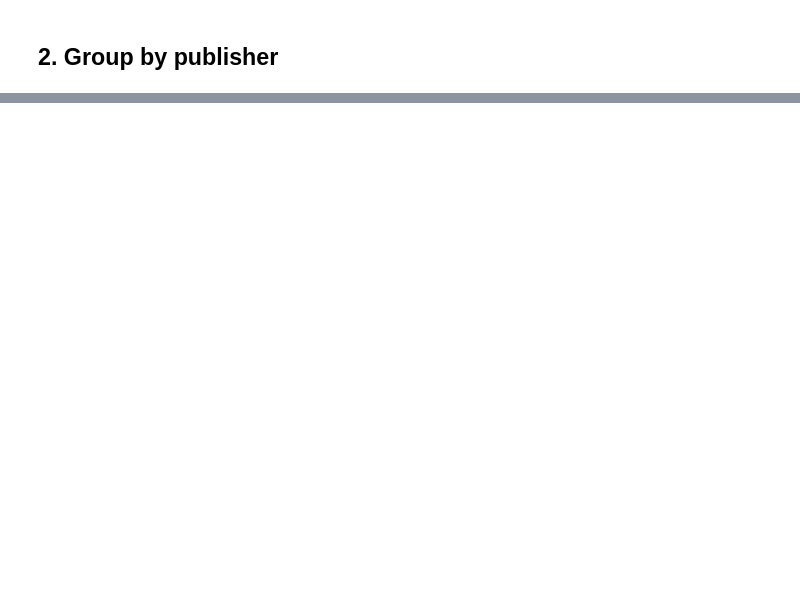
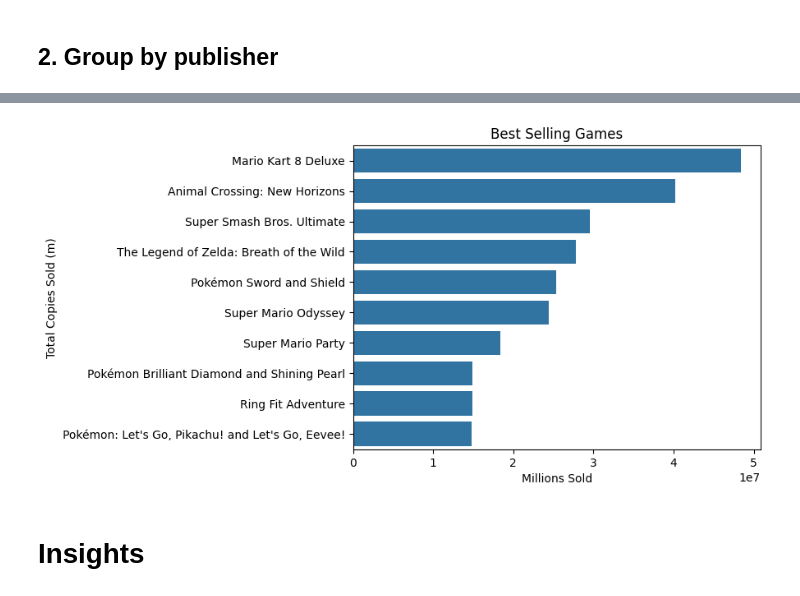
Before and after one commit to jorgeiscoding/Kaggle-Data-Analysis-Projects, a Jupyter notebook: best-selling-games-on-switch.ipynb, the cells around one changed output, grey strips where cells are left out. Drawn from its saved outputs; the diff is of its cells as text; code cells hidden in the pictures; blank space fills up the shorter version.

```diff
--- a/best-selling-games-on-switch.ipynb
+++ b/best-selling-games-on-switch.ipynb
@@ -41,0 +210,10 @@ pub.head()
+# %%
+sns.barplot(data=db[:10], x="copies_sold", y="title")
+plt.title("Best Selling Games")
+plt.xlabel("Millions Sold")
+plt.ylabel("Total Copies Sold (m)")
+plt.show()
+# %% [output]
+[figure, added]
+# %% [markdown]
+# Insights
```
Also changed, not shown: parts of 21 cells of this notebook.
